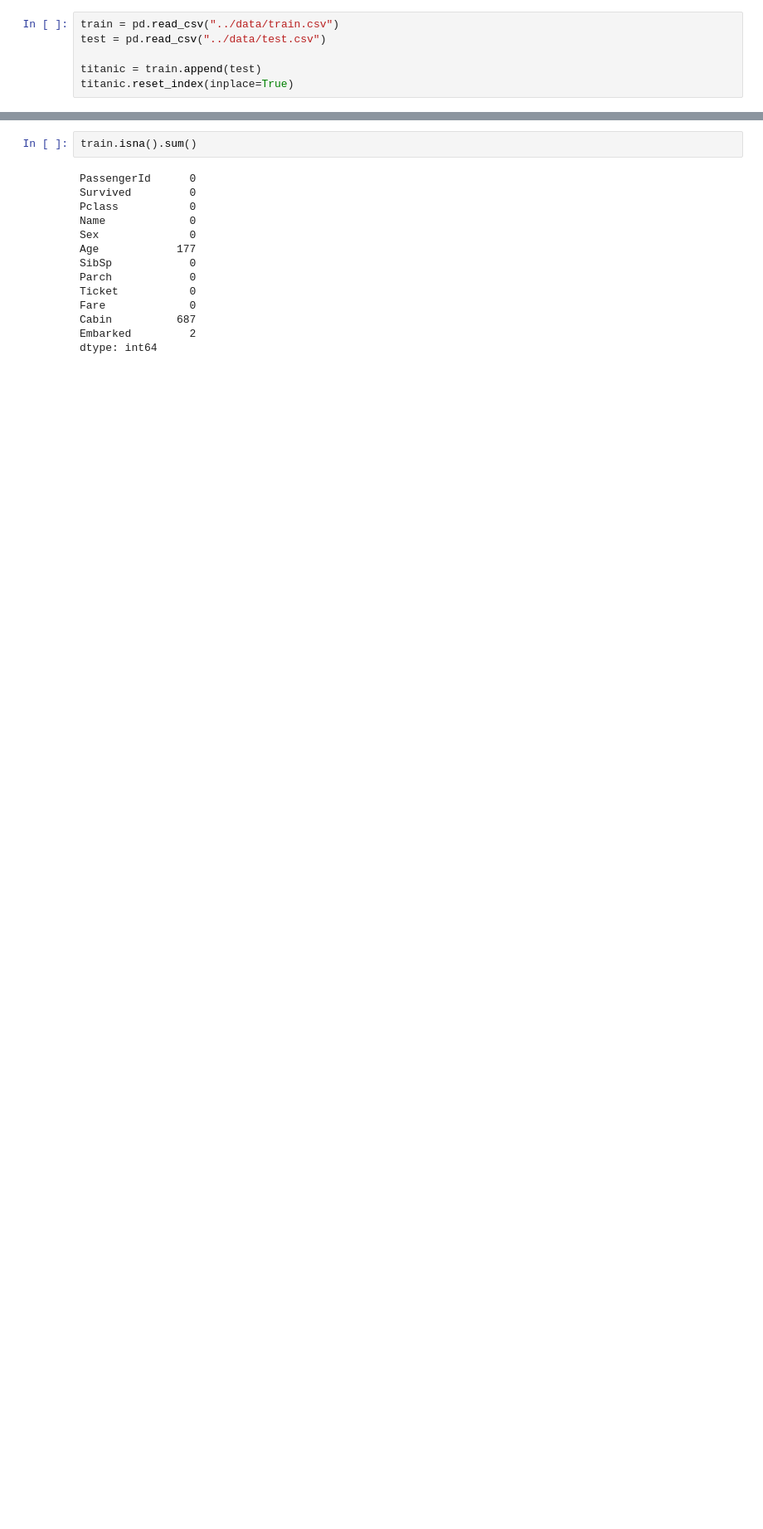
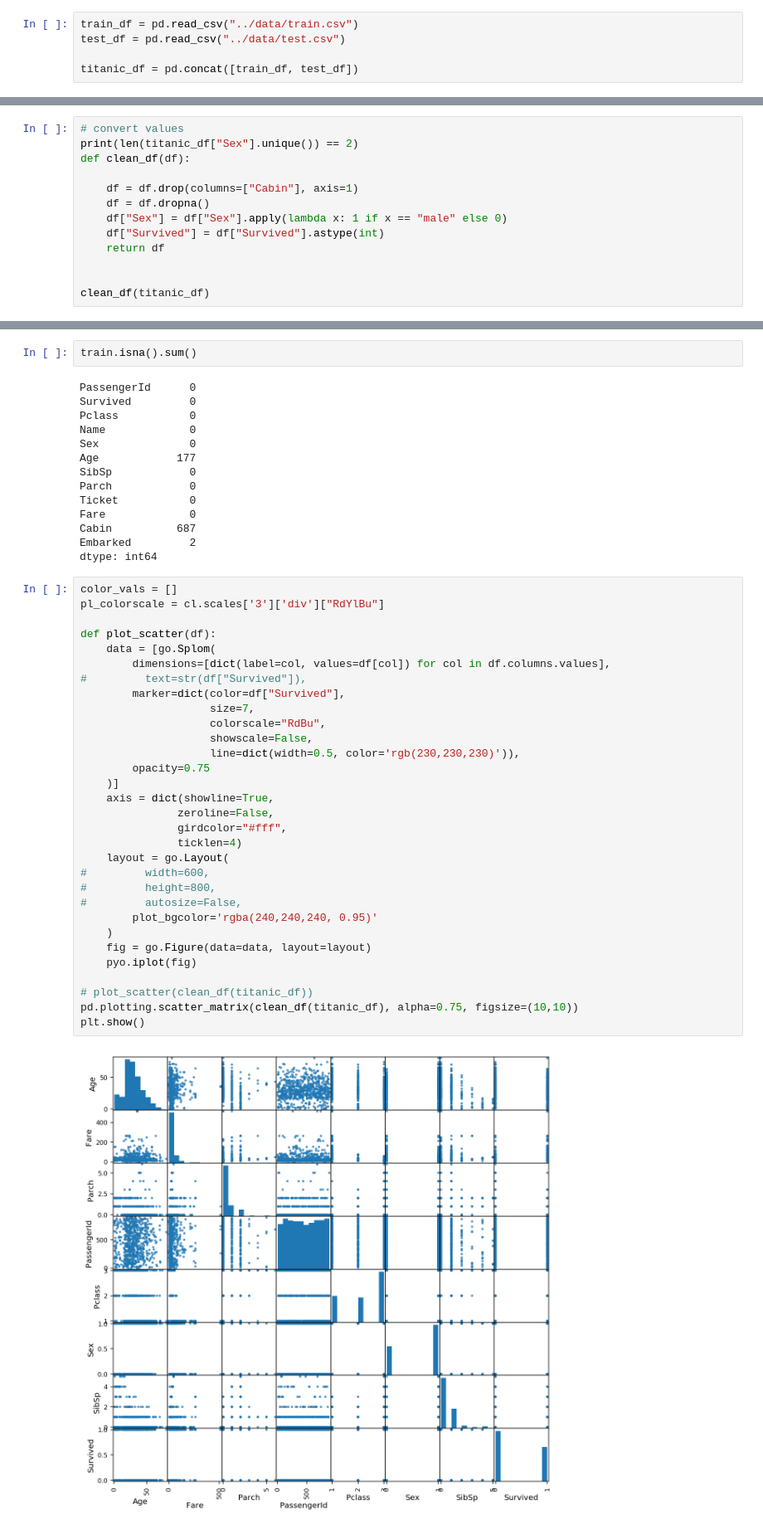
Before and after one commit to autopylot/kaggle-competitions, a Jupyter notebook: titanic/notebooks/Titanic Solution.ipynb, the cells around one changed output, grey strips where cells are left out. Shown at 83% size. Cells and saved outputs as stored; diff of their text form; blank space fills up the shorter version.

Commit message:
Clean data and start eda

```diff
--- a/titanic/notebooks/Titanic Solution.ipynb
+++ b/titanic/notebooks/Titanic Solution.ipynb
@@ -18,6 +24,5 @@ import sklearn
 # %%
-train = pd.read_csv("../data/train.csv")
-test = pd.read_csv("../data/test.csv")
+train_df = pd.read_csv("../data/train.csv")
+test_df = pd.read_csv("../data/test.csv")
 
-titanic = train.append(test)
-titanic.reset_index(inplace=True)
+titanic_df = pd.concat([train_df, test_df])
@@ -42,0 +58,13 @@ dtype: object
+# %%
+# convert values
+print(len(titanic_df["Sex"].unique()) == 2)
+def clean_df(df):
+
+    df = df.drop(columns=["Cabin"], axis=1)
+    df = df.dropna()
+    df["Sex"] = df["Sex"].apply(lambda x: 1 if x == "male" else 0)
+    df["Survived"] = df["Survived"].astype(int)
+    return df
+
+
+clean_df(titanic_df)
@@ -80,3 +128,36 @@ Fare             0
 Cabin          687
 Embarked         2
 dtype: int64
+# %%
+color_vals = []
+pl_colorscale = cl.scales['3']['div']["RdYlBu"]
+
+def plot_scatter(df):
+    data = [go.Splom(
+        dimensions=[dict(label=col, values=df[col]) for col in df.columns.values],
+#         text=str(df["Survived"]),
+        marker=dict(color=df["Survived"],
+                    size=7,
+                    colorscale="RdBu",
+                    showscale=False,
+                    line=dict(width=0.5, color='rgb(230,230,230)')),
+        opacity=0.75
+    )]
+    axis = dict(showline=True,
+               zeroline=False,
+               girdcolor="#fff",
+               ticklen=4)
+    layout = go.Layout(
+#         width=600,
+#         height=800,
+#         autosize=False,
+        plot_bgcolor='rgba(240,240,240, 0.95)'
+    )
+    fig = go.Figure(data=data, layout=layout)
+    pyo.iplot(fig)
+
+# plot_scatter(clean_df(titanic_df))
+pd.plotting.scatter_matrix(clean_df(titanic_df), alpha=0.75, figsize=(10,10))
+plt.show()
+# %% [output]
+[figure, added]
```
Also changed, not shown: parts of 6 cells of this notebook.
